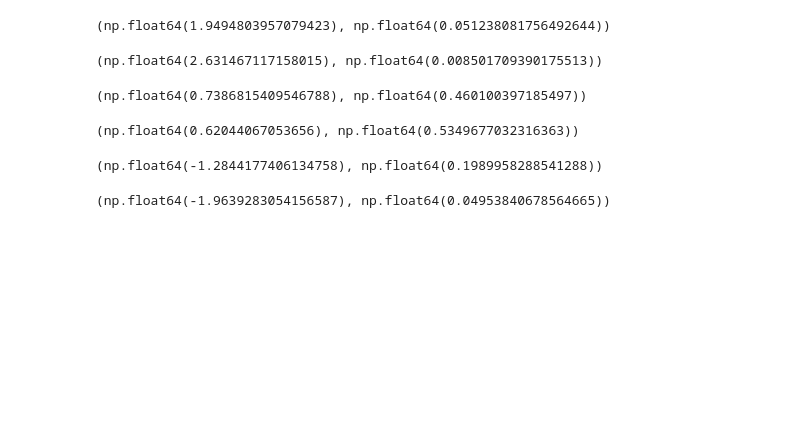
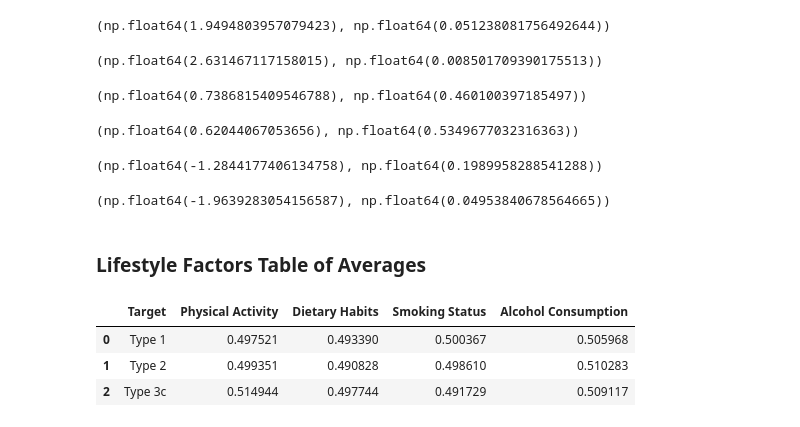
Before and after one commit to jwu249/is206_final_project, a Jupyter notebook: research.ipynb, the cells around one changed output. Cells and saved outputs as stored; diff of their text form; code cells hidden in the pictures; blank space fills up the shorter version.

```diff
--- a/research.ipynb
+++ b/research.ipynb
@@ -193,3 +194,17 @@ results = ztest(type3c["Smoking Status"], type3c["Alcohol Consumption"], value =
 results
 # %% [output]
 (np.float64(-1.9639283054156587), np.float64(0.04953840678564665))
+# %% [markdown]
+### Lifestyle Factors Table of Averages
+# %%
+data = {'Target': ['Type 1', 'Type 2', 'Type 3c'], 'Physical Activity': [type1["Physical Activity"].mean(), type2["Physical Activity"].mean(), type3c["Physical Activity"].mean()],
+        'Dietary Habits': [type1["Dietary Habits"].mean(), type2["Dietary Habits"].mean(), type3c["Dietary Habits"].mean()],
+        'Smoking Status': [type1["Smoking Status"].mean(), type2["Smoking Status"].mean(), type3c["Smoking Status"].mean()],
+        'Alcohol Consumption': [type1["Alcohol Consumption"].mean(), type2["Alcohol Consumption"].mean(), type3c["Alcohol Consumption"].mean()]}
+lifestyle_table = pd.DataFrame(data)
+lifestyle_table
+# %% [output]
+|  | Target | Physical Activity | Dietary Habits | Smoking Status | Alcohol Consumption |
+| 0 | Type 1 | 0.497521 | 0.493390 | 0.500367 | 0.505968 |
+| 1 | Type 2 | 0.499351 | 0.490828 | 0.498610 | 0.510283 |
+| 2 | Type 3c | 0.514944 | 0.497744 | 0.491729 | 0.509117 |
```
Also changed, not shown: parts of 3 cells of this notebook.
